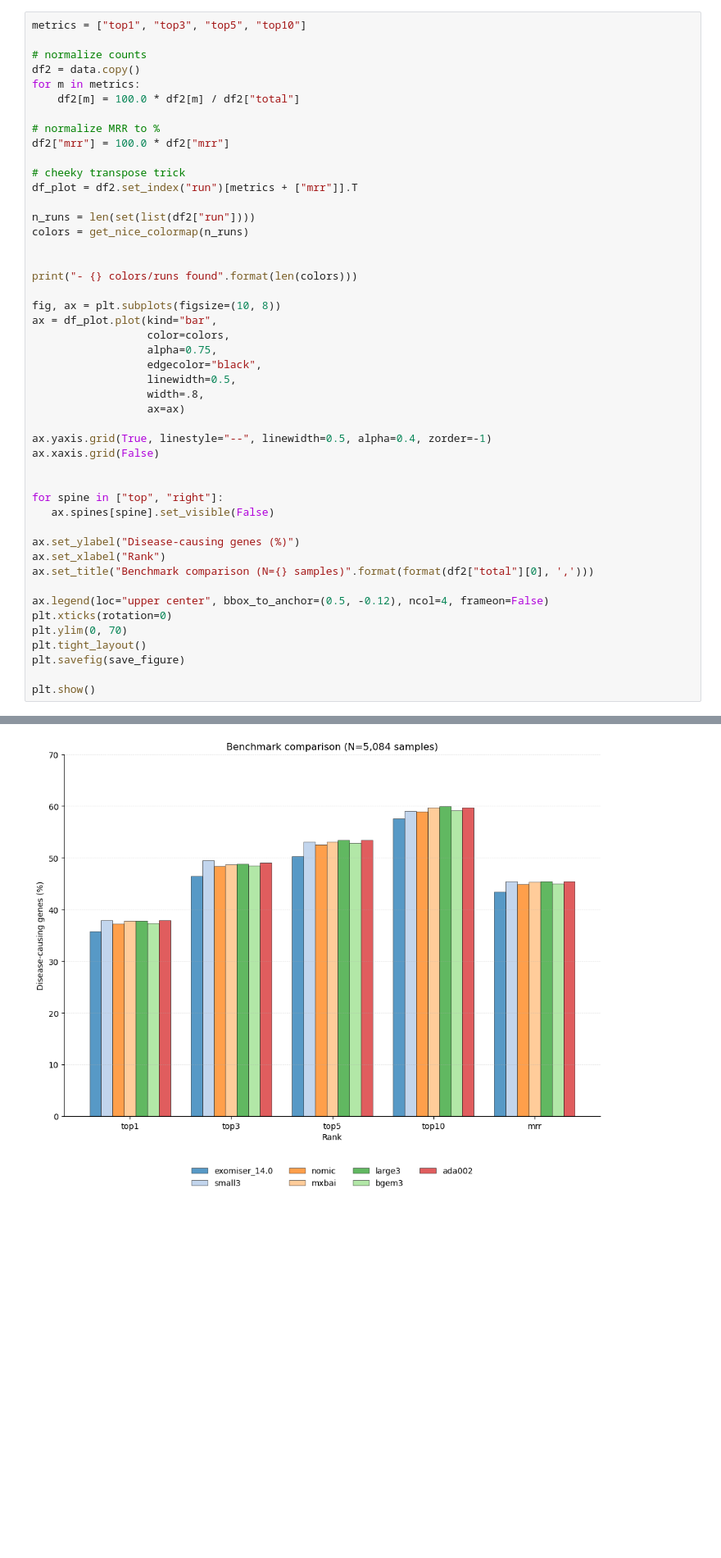
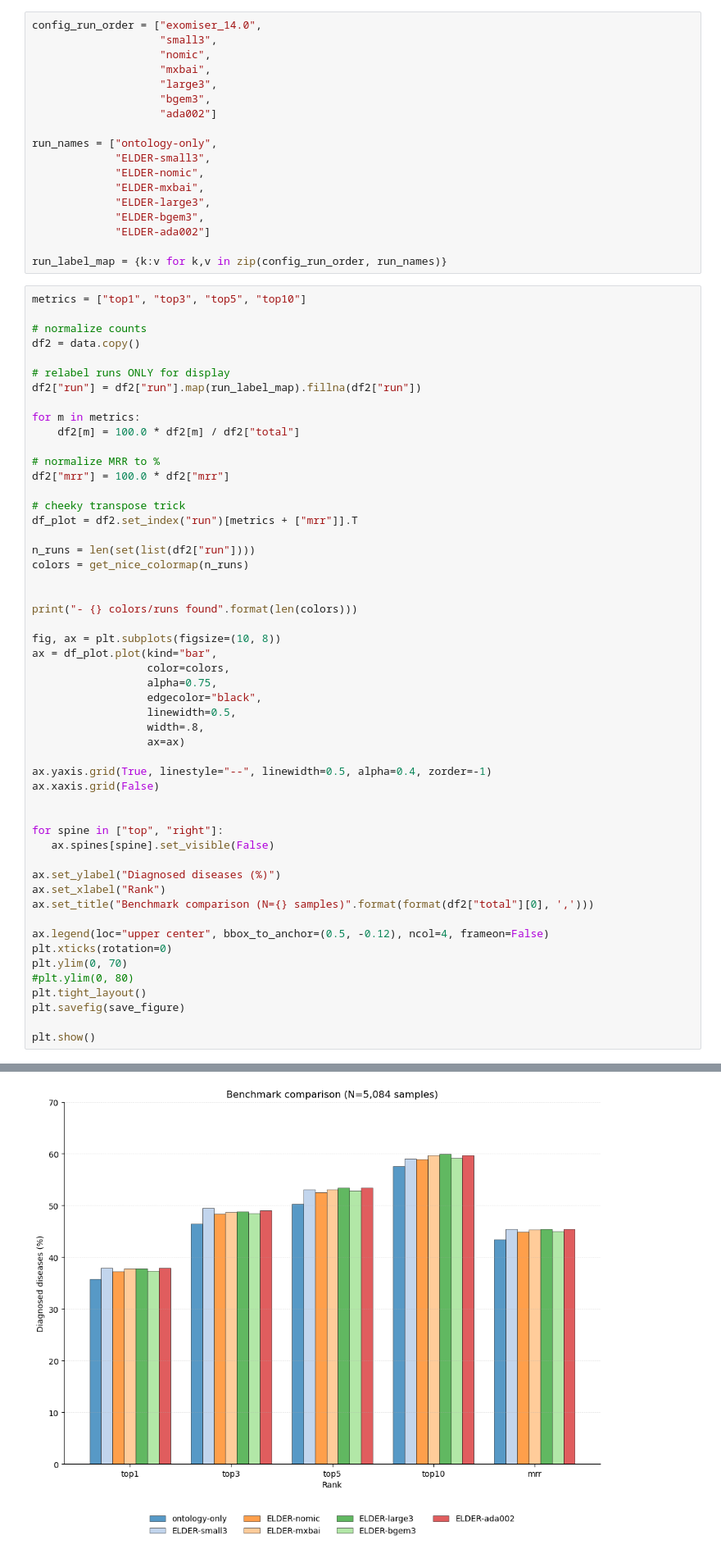
Before and after one commit to monarch-initiative/ELDER, a Jupyter notebook: jupyter_notebooks/elder_analysis.ipynb, the cells around one changed output, grey strips where cells are left out. Shown at 82% size. Cells and saved outputs as stored; diff of their text form; blank space fills up the shorter version.

```diff
--- a/jupyter_notebooks/elder_analysis.ipynb
+++ b/jupyter_notebooks/elder_analysis.ipynb
@@ -1259,11 +1512,33 @@ data.to_csv(save_stats, sep='\t', index=False)
 | 4 | large3 | 1911 | 2471 | 2706 | 3033 | 5061 | 5061 | 0.454224 |
 | 5 | bgem3 | 1892 | 2456 | 2674 | 2994 | 5061 | 5061 | 0.450304 |
 | 6 | ada002 | 1916 | 2484 | 2705 | 3021 | 5061 | 5061 | 0.454793 |
+# %%
+config_run_order = ["exomiser_14.0",
+                    "small3",
+                    "nomic",
+                    "mxbai",
+                    "large3",
+                    "bgem3",
+                    "ada002"]
+
+run_names = ["ontology-only",
+             "ELDER-small3",
+             "ELDER-nomic",
+             "ELDER-mxbai",
+             "ELDER-large3",
+             "ELDER-bgem3",
+             "ELDER-ada002"]
+
+run_label_map = {k:v for k,v in zip(config_run_order, run_names)}
 # %%
 metrics = ["top1", "top3", "top5", "top10"]
 
 # normalize counts
 df2 = data.copy()
+
+# relabel runs ONLY for display
+df2["run"] = df2["run"].map(run_label_map).fillna(df2["run"])
+
 for m in metrics:
     df2[m] = 100.0 * df2[m] / df2["total"]
 
@@ -1280,35 +1555,36 @@ colors = get_nice_colormap(n_runs)
 print("- {} colors/runs found".format(len(colors)))
 
 fig, ax = plt.subplots(figsize=(10, 8))
 ax = df_plot.plot(kind="bar",
                   color=colors,
                   alpha=0.75,
                   edgecolor="black",
                   linewidth=0.5,
                   width=.8,
                   ax=ax)
 
 ax.yaxis.grid(True, linestyle="--", linewidth=0.5, alpha=0.4, zorder=-1)
 ax.xaxis.grid(False)
 
 
 for spine in ["top", "right"]:
    ax.spines[spine].set_visible(False)
 
-ax.set_ylabel("Disease-causing genes (%)")
+ax.set_ylabel("Diagnosed diseases (%)")
 ax.set_xlabel("Rank")
 ax.set_title("Benchmark comparison (N={} samples)".format(format(df2["total"][0], ',')))
 
 ax.legend(loc="upper center", bbox_to_anchor=(0.5, -0.12), ncol=4, frameon=False)
 plt.xticks(rotation=0)
 plt.ylim(0, 70)
+#plt.ylim(0, 80)
 plt.tight_layout()
 plt.savefig(save_figure)
 
 plt.show()
 # %% [output]
 - 7 colors/runs found
-[figure, old version]
+[figure, new version]
 # %% [markdown]
 ## Phenotype counts stratification
 # %%
```
Also changed, not shown: parts of 32 cells of this notebook.
